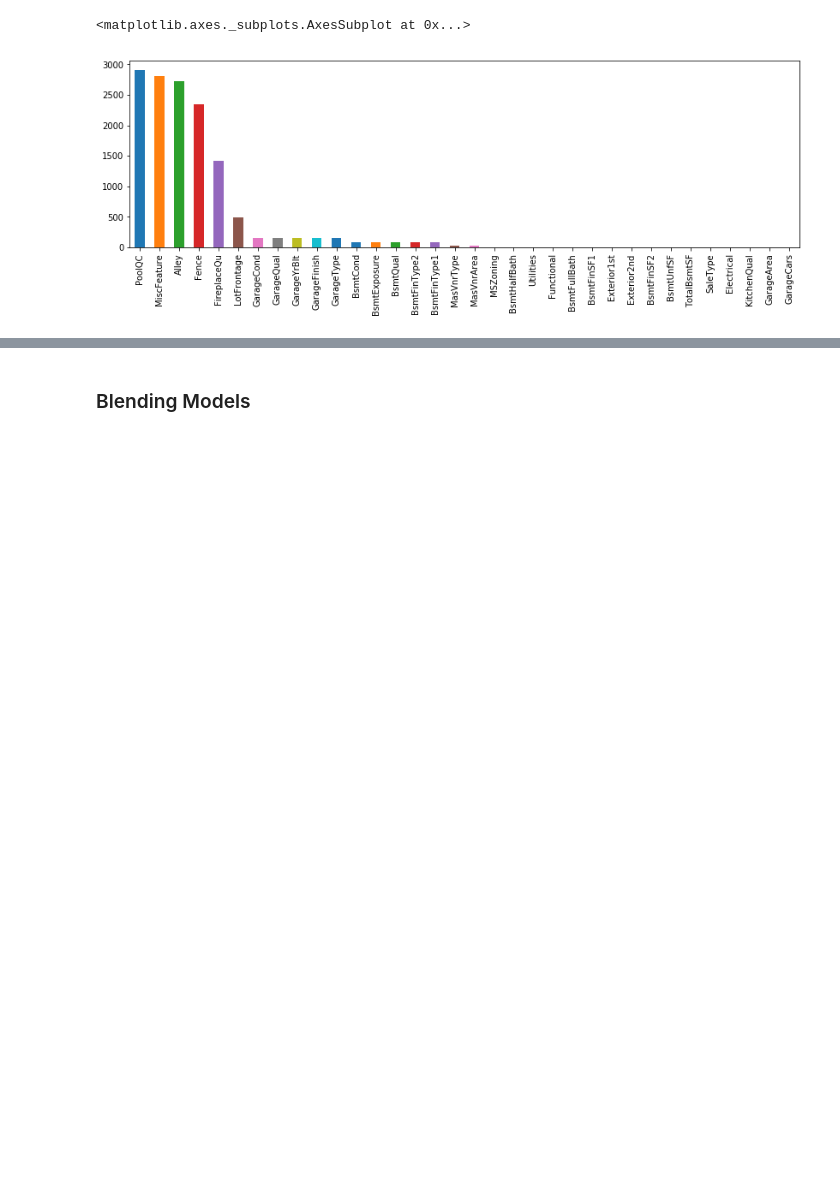
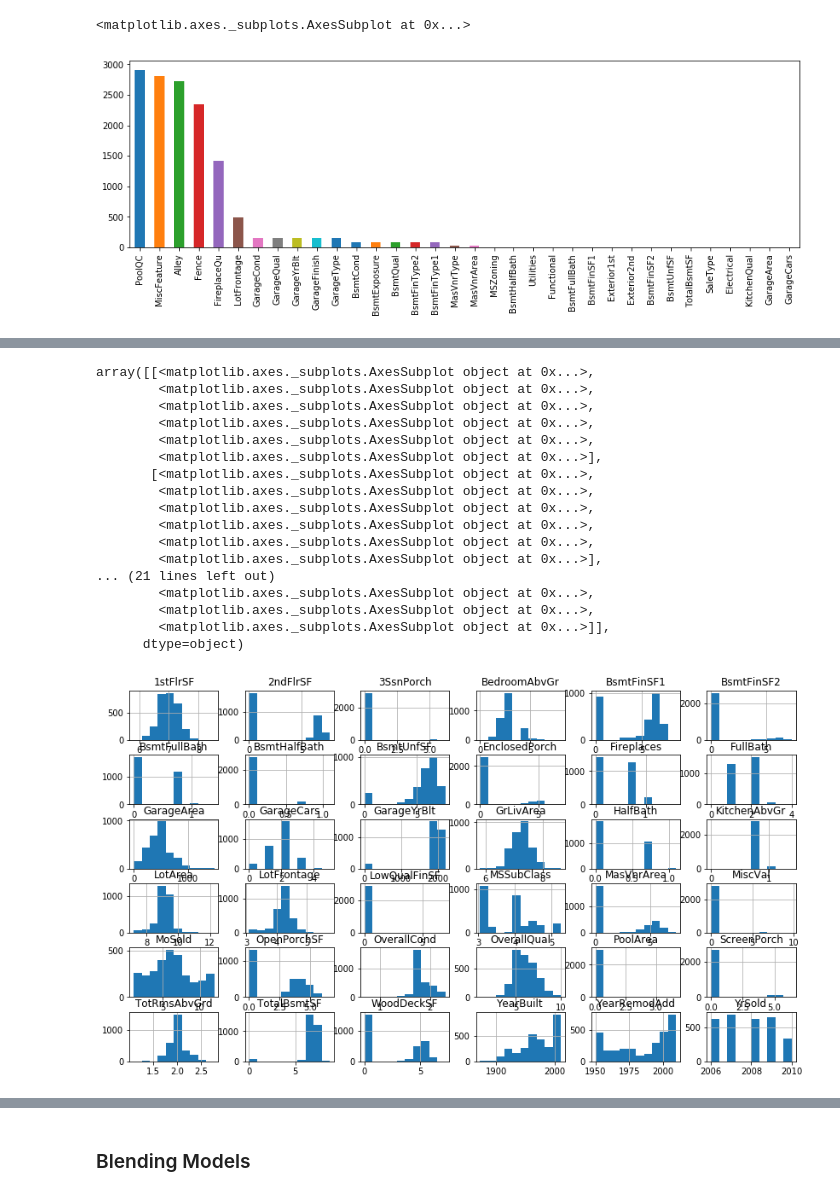
Before and after one commit to jtlqh/kaggle_house_Price_prediction, a Jupyter notebook: house_project_feature2.ipynb, the cells around one changed output, grey strips where cells are left out. Cells and saved outputs as stored; diff of their text form; code cells hidden in the pictures; blank space fills up the shorter version.

```diff
--- a/house_project_feature2.ipynb
+++ b/house_project_feature2.ipynb
@@ -137,0 +199,10 @@ memory usage: 1.8+ MB
+# %%
+df['Electrical']=df.groupby('Neighborhood')['Electrical'].transform(lambda x: x.fillna(x.mode()[0]))
+df['KitchenQual']=df.groupby('Neighborhood')['KitchenQual'].transform(lambda x: x.mode()[0])
+
+df['MasVnrType'].fillna('None', inplace=True)
+df['MasVnrArea'].fillna(0, inplace=True)
+
+df['Functional'].fillna(df['Functional'].mode()[0], inplace=True)
+
+df['SaleType'].fillna(df['SaleType'].mode()[0], inplace=True)
@@ -172,10 +229,0 @@ Index(['Id', 'MSSubClass', 'LotFrontage', 'LotArea', 'OverallQual',
-# %%
-numeric_df['TotalSF']=numeric_df[['1stFlrSF', '2ndFlrSF','TotalBsmtSF']].apply(np.sum, axis=1)
-
-numeric_df['Bath']=numeric_df[['FullBath','BsmtFullBath']].apply(np.sum,axis=1) + \
-    numeric_df[['HalfBath','BsmtHalfBath']].apply(lambda x: 0.5*np.sum(x), axis=1)
-numeric_df['BsmtFin'] = numeric_df[['BsmtFinSF1','BsmtFinSF2']].apply(np.sum, axis=1)
-numeric_df['Porch'] = numeric_df[['ScreenPorch','3SsnPorch','EnclosedPorch','OpenPorchSF','WoodDeckSF']].apply(np.sum, axis=1)
-numeric_df['Grarage']=numeric_df[['GarageYrBlt', 'GarageCars', 'GarageArea']].apply(np.sum, axis=1)
-numeric_df['YearBuiltModeled']=numeric_df[['YearBuilt', 'YearRemodAdd']].apply(np.sum,axis=1)
-numeric_df.shape
@@ -192,0 +264,22 @@ train['SalePrice'] = train['SalePrice'].apply(np.log)
+# %%
+plt.rcParams['figure.figsize']= [14.0, 8.0]
+numeric_df.hist()
+# %% [output]
+array([[<matplotlib.axes._subplots.AxesSubplot object at 0x...>,
+        <matplotlib.axes._subplots.AxesSubplot object at 0x...>,
+        <matplotlib.axes._subplots.AxesSubplot object at 0x...>,
+        <matplotlib.axes._subplots.AxesSubplot object at 0x...>,
+        <matplotlib.axes._subplots.AxesSubplot object at 0x...>,
+        <matplotlib.axes._subplots.AxesSubplot object at 0x...>],
+       [<matplotlib.axes._subplots.AxesSubplot object at 0x...>,
+        <matplotlib.axes._subplots.AxesSubplot object at 0x...>,
+        <matplotlib.axes._subplots.AxesSubplot object at 0x...>,
+        <matplotlib.axes._subplots.AxesSubplot object at 0x...>,
+        <matplotlib.axes._subplots.AxesSubplot object at 0x...>,
+        <matplotlib.axes._subplots.AxesSubplot object at 0x...>],
+... (21 lines left out)
+        <matplotlib.axes._subplots.AxesSubplot object at 0x...>,
+        <matplotlib.axes._subplots.AxesSubplot object at 0x...>,
+        <matplotlib.axes._subplots.AxesSubplot object at 0x...>]],
+      dtype=object)
+[figure, added]
```
Also changed, not shown: parts of 122 cells of this notebook, 16 other files.
